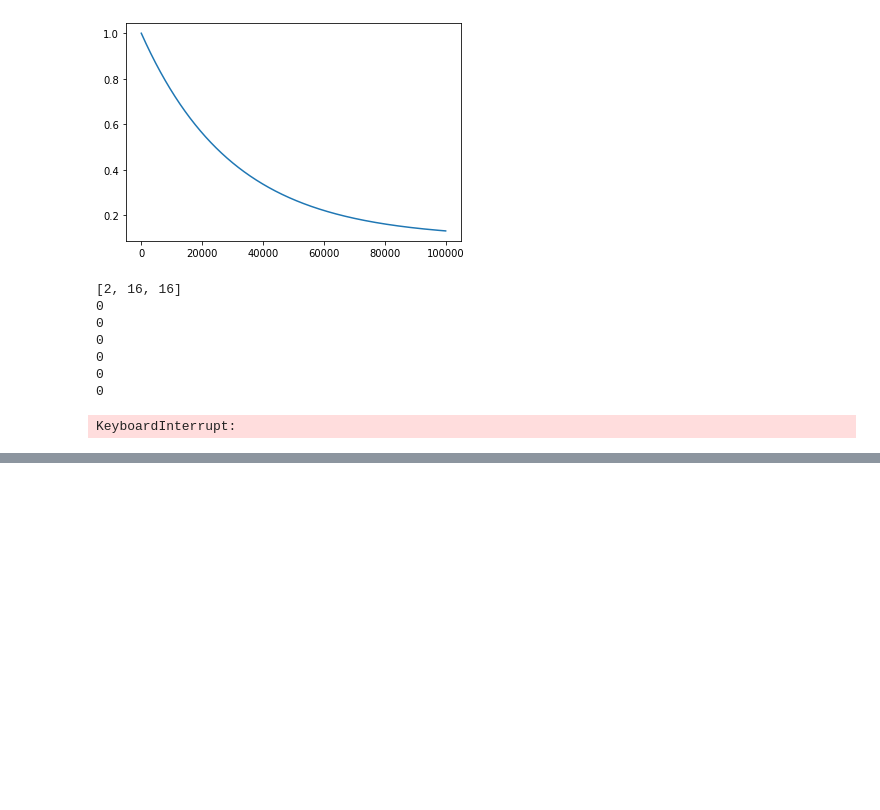
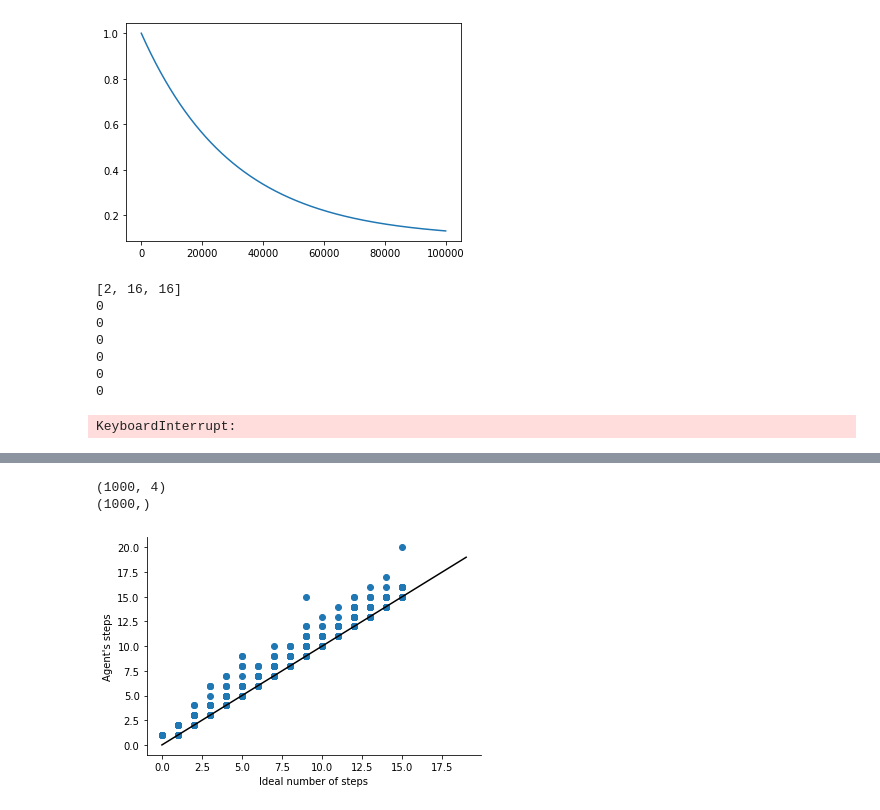
Before and after one commit to xlsun79/CS230Project, a Jupyter notebook: DeepQNetwork.ipynb, the cells around one changed output, grey strips where cells are left out. Cells and saved outputs as stored; diff of their text form; code cells hidden in the pictures; blank space fills up the shorter version.

```diff
--- a/DeepQNetwork.ipynb
+++ b/DeepQNetwork.ipynb
@@ -337,0 +404,22 @@ torch.save(model,"DQN_16x16.pt")
+# %%
+initial_states = np.array([np.array(s[0]).ravel() for s in STATES])
+nsteps = np.array([len(s) for s in STATES])
+ideal_steps = np.amax(np.abs(initial_states[:,:2]-initial_states[:,2:]),axis=1)
+# %%
+print(initial_states.shape)
+print(nsteps.shape)
+# %% [output]
+(1000, 4)
+(1000,)
+# %%
+f,ax = plt.subplots()
+ax.scatter(ideal_steps,nsteps)
+ax.plot(np.arange(20),np.arange(20),color='black')
+ax.set_xlabel('Ideal number of steps')
+ax.set_ylabel("Agent's steps")
+ax.spines['top'].set_visible(False)
+ax.spines['right'].set_visible(False)
+f.savefig(os.path.join(figdir,"DQN_v_ideal.pdf"),format="pdf")
+f.savefig(os.path.join(figdir,"DQN_v_ideal.png"),format="png")
+# %% [output]
+[figure, added]
```
Also changed, not shown: parts of 8 cells of this notebook, 1 other file.
